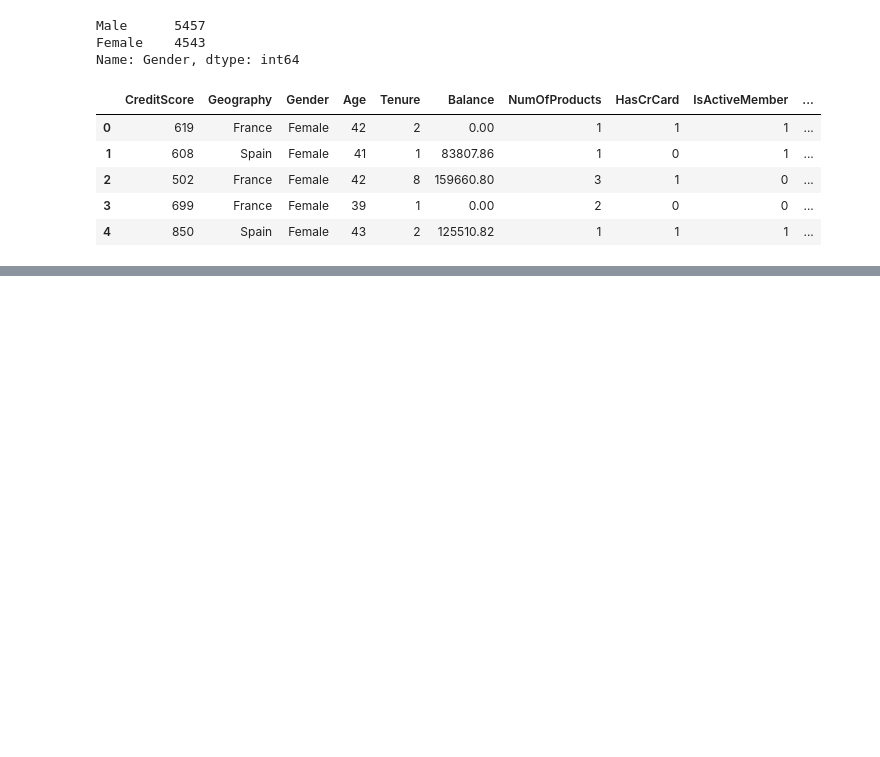
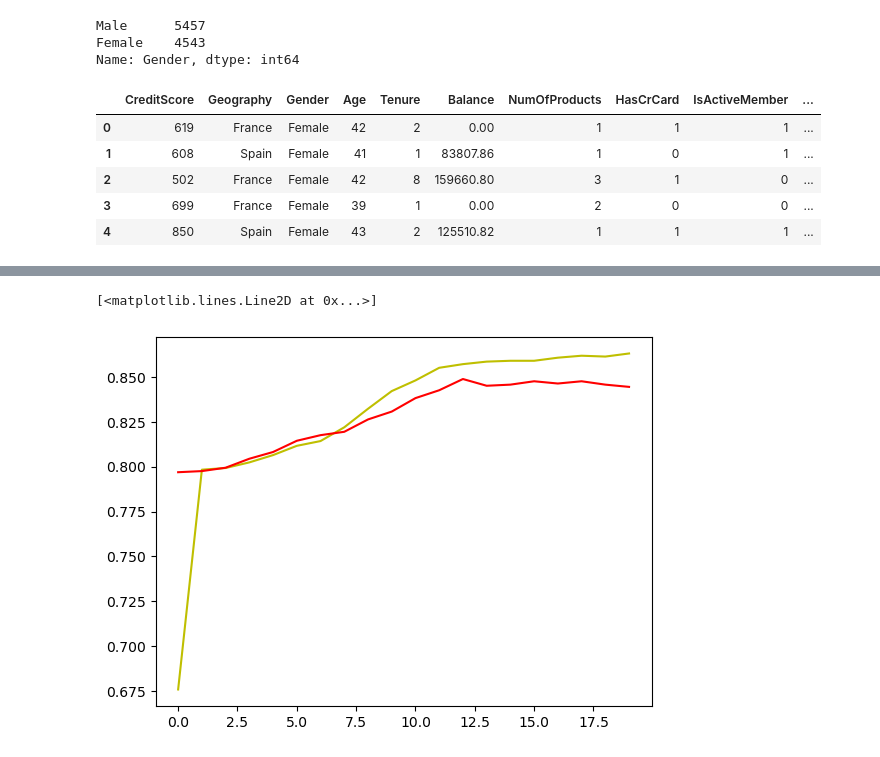
Before and after one commit to yasin-arafat-05/100DaysDL, a Jupyter notebook: code/11_customer_chunk.ipynb, the cells around one changed output, grey strips where cells are left out. Saved outputs shown, nothing was run; the diff lists cells and outputs as text; code cells hidden in the pictures; blank space fills up the shorter version.

```diff
--- a/code/11_customer_chunk.ipynb
+++ b/code/11_customer_chunk.ipynb
@@ -130,0 +442,9 @@ df.head()
+# %%
+
+plt.plot(history.history["accuracy"],c='y')
+plt.plot(history.history["val_accuracy"],c='r')
+
+#  আমাদের overfitting অনেক কম সেইটা এই গ্রাফ থেকে আমরা দেখতে পারি ।
+# %% [output]
+[<matplotlib.lines.Line2D at 0x...>]
+[figure, added]
```
Also changed, not shown: parts of 26 cells of this notebook.
